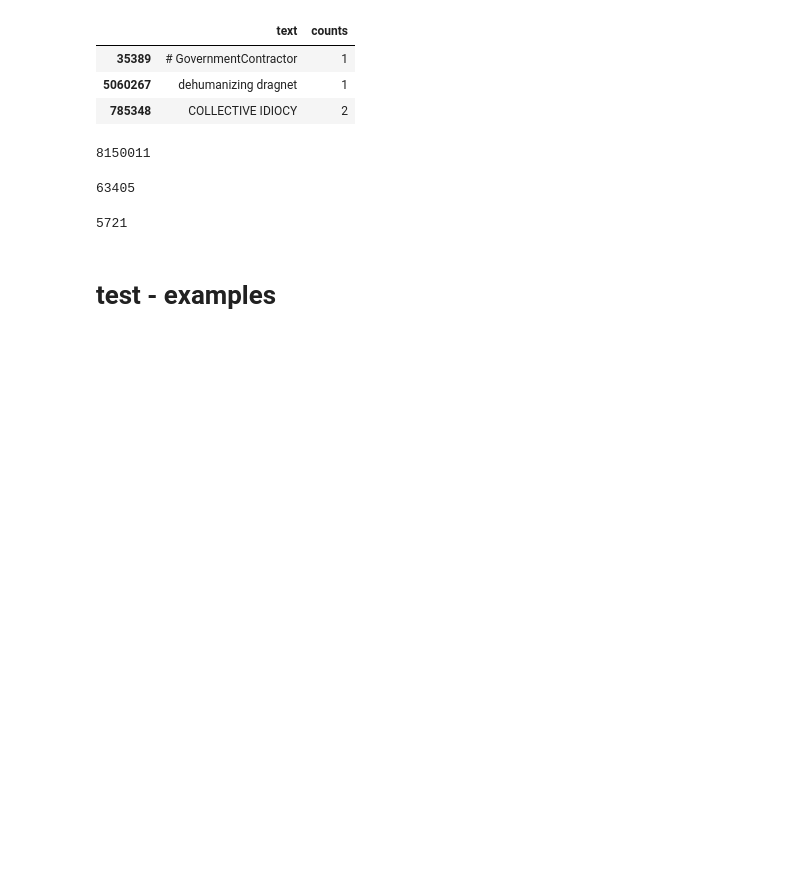
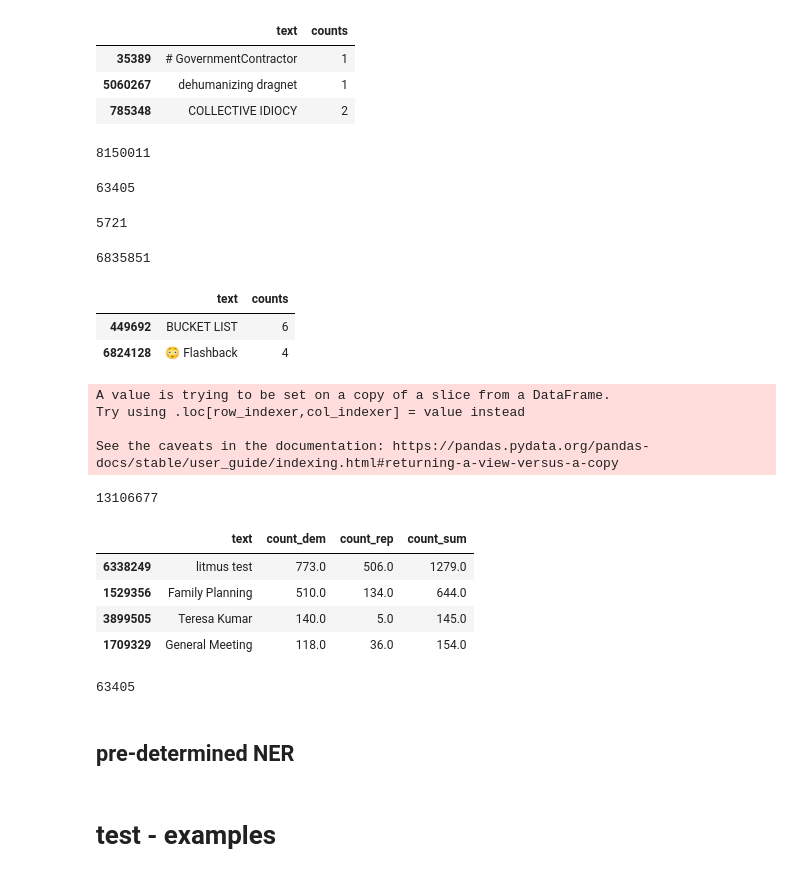
Before and after one commit to ykim71/thesis_related, a Jupyter notebook: rule_based_matching_pos.ipynb, the cells around one changed output. Saved outputs shown, nothing was run; the diff lists cells and outputs as text; code cells hidden in the pictures; blank space fills up the shorter version.

```diff
--- a/rule_based_matching_pos.ipynb
+++ b/rule_based_matching_pos.ipynb
@@ -153,0 +206,4 @@ df_merge_n100.to_csv("dem_pos_bigrams_all_n100.csv")
+# %%
+len(df_merge)
+# %% [output]
+6835851
@@ -153,0 +212,6 @@ df_merge_n100.to_csv("dem_pos_bigrams_all_n100.csv")
+# %%
+df_merge.sample(2)
+# %% [output]
+|  | text | counts |
+| 449692 | BUCKET LIST | 6 |
+| 6824128 | 😳 Flashback | 4 |
@@ -153,0 +230,34 @@ df_merge_n100.to_csv("dem_pos_bigrams_all_n100.csv")
+# %%
+dem_pos_pos_bigrams_all['count_dem'] = dem_pos_pos_bigrams_all['count_dem'].astype(int)
+rep_pos_pos_bigrams_all['count_rep'] = rep_pos_pos_bigrams_all['count_rep'].astype(int)
+# %% [output]
+A value is trying to be set on a copy of a slice from a DataFrame.
+Try using .loc[row_indexer,col_indexer] = value instead
+
+See the caveats in the documentation: https://pandas.pydata.org/pandas-docs/stable/user_guide/indexing.html#returning-a-view-versus-a-copy
+# %%
+df3_merged = pd.merge(dem_pos_pos_bigrams_all, rep_pos_pos_bigrams_all, how="outer", on='text')
+# %%
+import numpy as np
+
+df3_merged = df3_merged.replace(np.nan, 0)
+# %%
+df3_merged['count_sum'] = df3_merged['count_dem'] + df3_merged['count_rep']
+# %%
+len(df3_merged)
+# %% [output]
+13106677
+# %%
+df3_merged_select = df3_merged[df3_merged['count_dem'] >= 100]
+# %%
+df3_merged_select.sample(4)
+# %% [output]
+|  | text | count_dem | count_rep | count_sum |
+| 6338249 | litmus test | 773.0 | 506.0 | 1279.0 |
+| 1529356 | Family Planning | 510.0 | 134.0 | 644.0 |
+| 3899505 | Teresa Kumar | 140.0 | 5.0 | 145.0 |
+| 1709329 | General Meeting | 118.0 | 36.0 | 154.0 |
+# %%
+len(df3_merged_select)
+# %% [output]
+63405
@@ -153,0 +266,2 @@ df_merge_n100.to_csv("dem_pos_bigrams_all_n100.csv")
+# %% [markdown]
+## pre-determined NER
```
Also changed, not shown: parts of 15 cells of this notebook.
